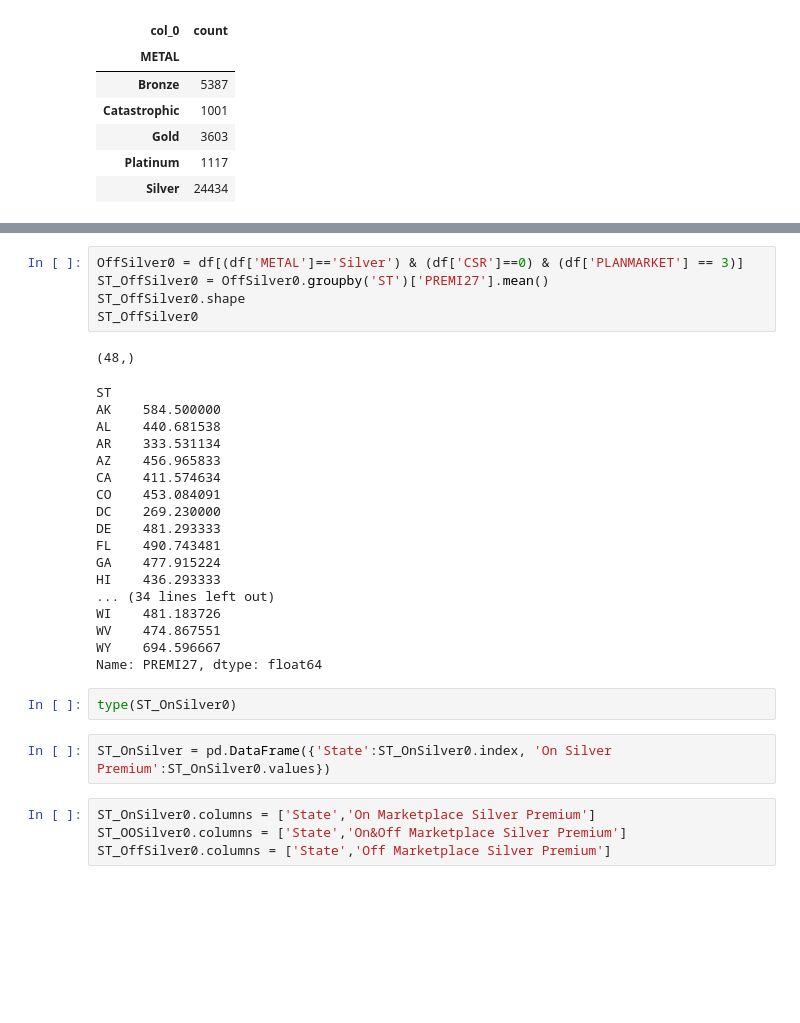
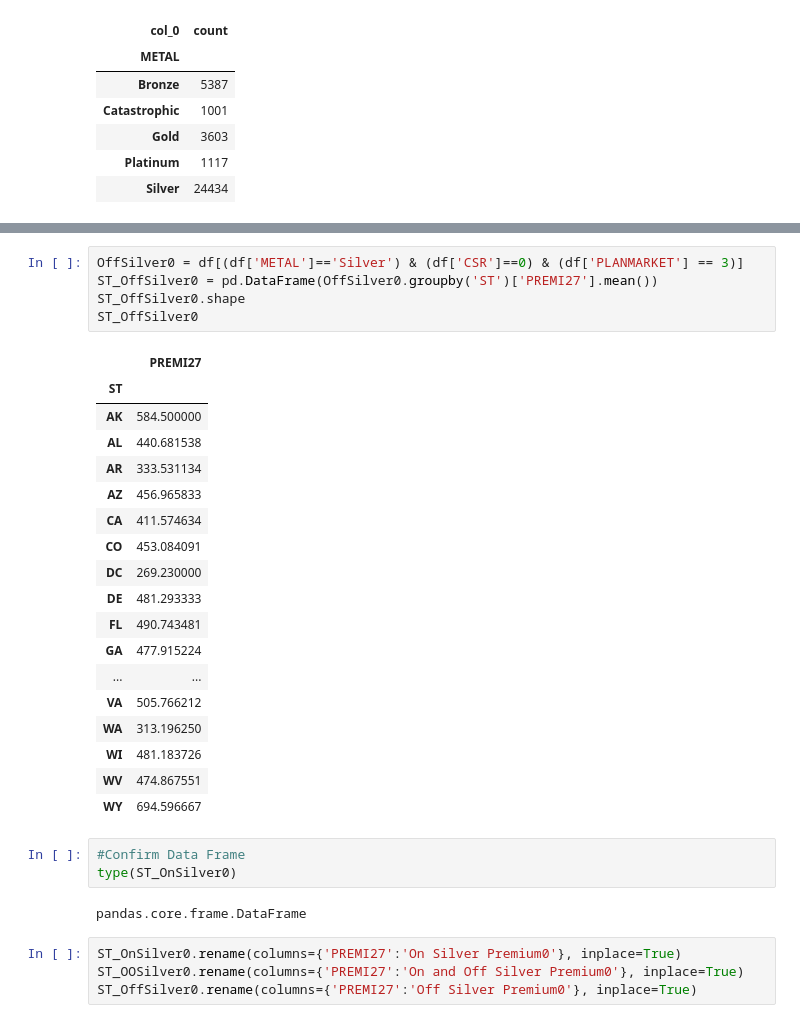
Before and after one commit to robin-wang/RWJFPlans, a Jupyter notebook: RWJF Plans Procesing.ipynb, the cells around one changed output, grey strips where cells are left out. Drawn from its saved outputs; the diff is of its cells as text; blank space fills up the shorter version.

```diff
--- a/RWJF Plans Procesing.ipynb
+++ b/RWJF Plans Procesing.ipynb
@@ -650,32 +650,33 @@ Name: PREMI27, dtype: float64
 # %%
 OffSilver0 = df[(df['METAL']=='Silver') & (df['CSR']==0) & (df['PLANMARKET'] == 3)]
-ST_OffSilver0 = OffSilver0.groupby('ST')['PREMI27'].mean()
+ST_OffSilver0 = pd.DataFrame(OffSilver0.groupby('ST')['PREMI27'].mean())
 ST_OffSilver0.shape
 ST_OffSilver0
 # %% [output]
-(48,)
-ST
-AK    584.500000
-AL    440.681538
-AR    333.531134
-AZ    456.965833
-CA    411.574634
-CO    453.084091
-DC    269.230000
-DE    481.293333
-FL    490.743481
-GA    477.915224
-HI    436.293333
-... (34 lines left out)
-WI    481.183726
-WV    474.867551
-WY    694.596667
-Name: PREMI27, dtype: float64
+|  | PREMI27 |
+| ST |  |
+| AK | 584.500000 |
+| AL | 440.681538 |
+| AR | 333.531134 |
+| AZ | 456.965833 |
+| CA | 411.574634 |
+| CO | 453.084091 |
+| DC | 269.230000 |
+| DE | 481.293333 |
+| FL | 490.743481 |
+| GA | 477.915224 |
+| ... | ... |
+| VA | 505.766212 |
+| WA | 313.196250 |
+| WI | 481.183726 |
+| WV | 474.867551 |
+| WY | 694.596667 |
-# %%
-type(ST_OnSilver0)
-# %%
-ST_OnSilver = pd.DataFrame({'State':ST_OnSilver0.index, 'On Silver Premium':ST_OnSilver0.values})
+# %%
+#Confirm Data Frame
+type(ST_OnSilver0)
+# %% [output]
+pandas.core.frame.DataFrame
 # %%
-ST_OnSilver0.columns = ['State','On Marketplace Silver Premium']
-ST_OOSilver0.columns = ['State','On&Off Marketplace Silver Premium']
-ST_OffSilver0.columns = ['State','Off Marketplace Silver Premium']
+ST_OnSilver0.rename(columns={'PREMI27':'On Silver Premium0'}, inplace=True)
+ST_OOSilver0.rename(columns={'PREMI27':'On and Off Silver Premium0'}, inplace=True)
+ST_OffSilver0.rename(columns={'PREMI27':'Off Silver Premium0'}, inplace=True)
```
Also changed, not shown: parts of 17 cells of this notebook.
